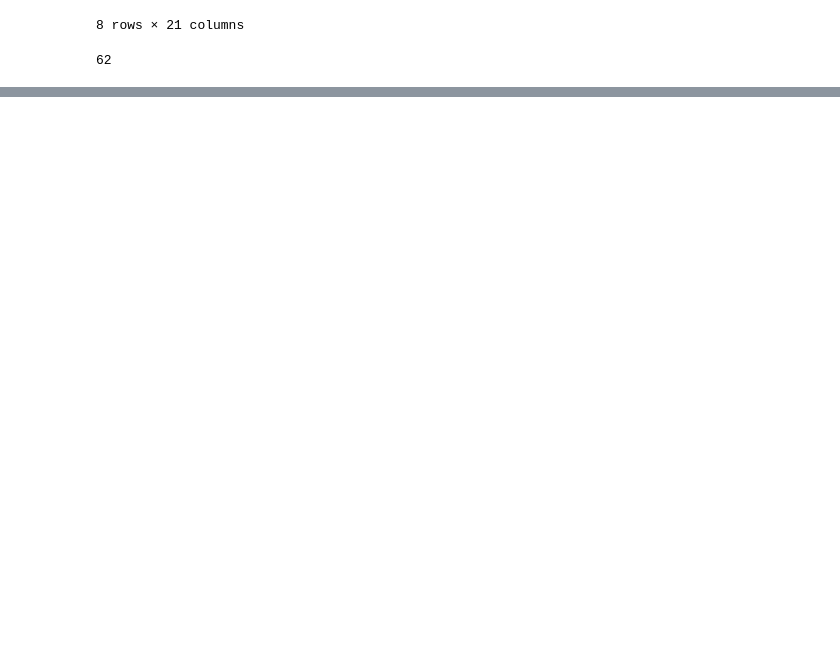
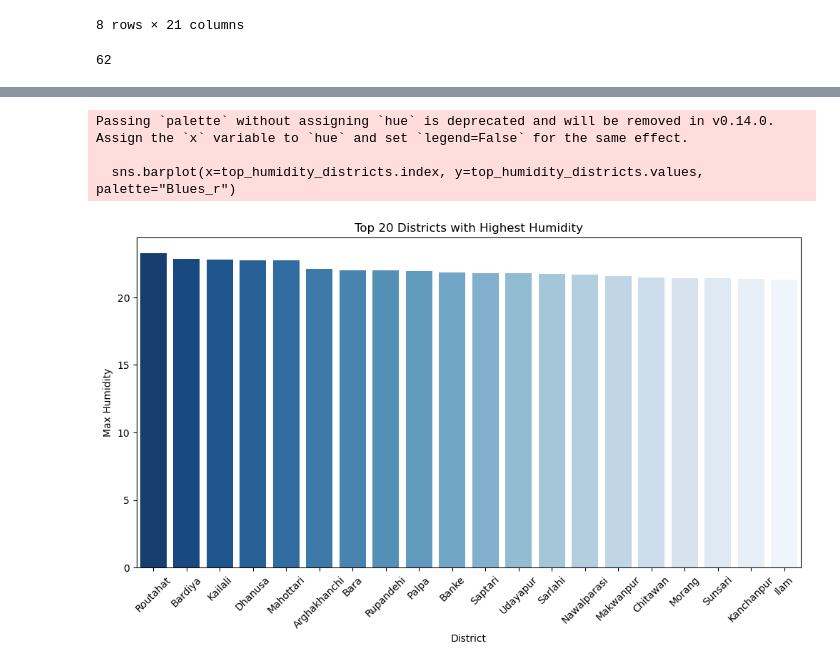
Before and after one commit to sanjip1203/nepal-daily-climate, a Jupyter notebook: nepal_climate.ipynb, the cells around one changed output, grey strips where cells are left out. Saved outputs shown, nothing was run; the diff lists cells and outputs as text; code cells hidden in the pictures; blank space fills up the shorter version.

```diff
--- a/nepal_climate.ipynb
+++ b/nepal_climate.ipynb
@@ -90,0 +115,4 @@ len(df.District.value_counts())
+# %%
+# Group by District and find the max humidity in each district
+top_humidity_districts = df.groupby("District")["Humidity_2m"].max().sort_values(ascending=False).head(20)
+top_humidity_districts
@@ -90,0 +137,17 @@ len(df.District.value_counts())
+# %%
+# Plot
+plt.figure(figsize=(12, 6))
+sns.barplot(x=top_humidity_districts.index, y=top_humidity_districts.values, palette="Blues_r")
+
+# Labels
+plt.xlabel("District")
+plt.ylabel("Max Humidity")
+plt.title("Top 20 Districts with Highest Humidity")
+plt.xticks(rotation=45)
+
+plt.show()
+# %% [output]
+Passing `palette` without assigning `hue` is deprecated and will be removed in v0.14.0. Assign the `x` variable to `hue` and set `legend=False` for the same effect.
+
+  sns.barplot(x=top_humidity_districts.index, y=top_humidity_districts.values, palette="Blues_r")
+[figure, added]
```
Also changed, not shown: parts of 12 cells of this notebook.
